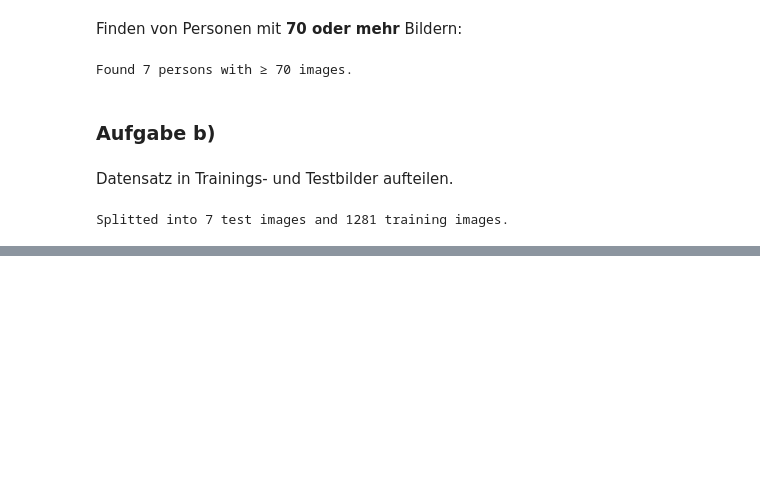
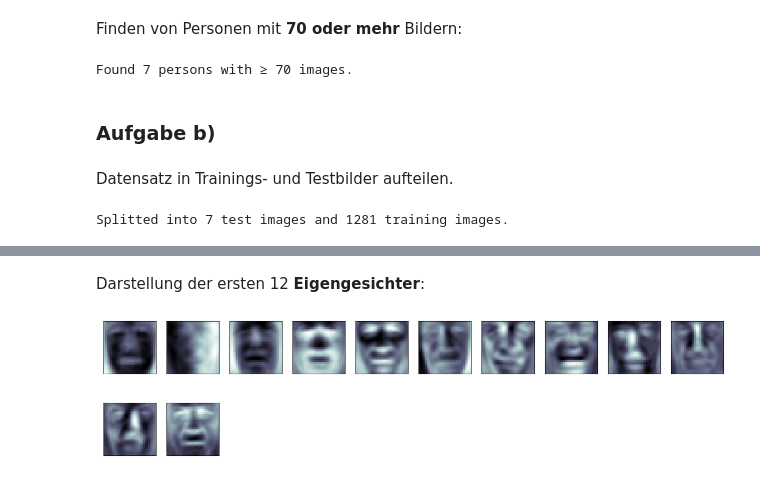
Before and after one commit to robingenz/htwg-machine-learning-exercises, a Jupyter notebook: exercises/02_Linear_Regression/02_eigengesichter.ipynb, the cells around one changed output, grey strips where cells are left out. Drawn from its saved outputs; the diff is of its cells as text; code cells hidden in the pictures; blank space fills up the shorter version.

```diff
--- a/exercises/02_Linear_Regression/02_eigengesichter.ipynb
+++ b/exercises/02_Linear_Regression/02_eigengesichter.ipynb
@@ -90,0 +191,9 @@ Splitted into 7 test images and 1281 training images.
+# %% [markdown]
+Darstellung der ersten 12 **Eigengesichter**:
+# %%
+figure = plt.figure(figsize=(16, 6))
+for i in range(12):
+    ax = figure.add_subplot(3, 10, i + 1, xticks=[], yticks=[])
+    ax.imshow(training_V[i].reshape(32, 32), cmap=plt.cm.bone)
+# %% [output]
+[figure, added]
```
Also changed, not shown: parts of 21 cells of this notebook, 4 other files.
